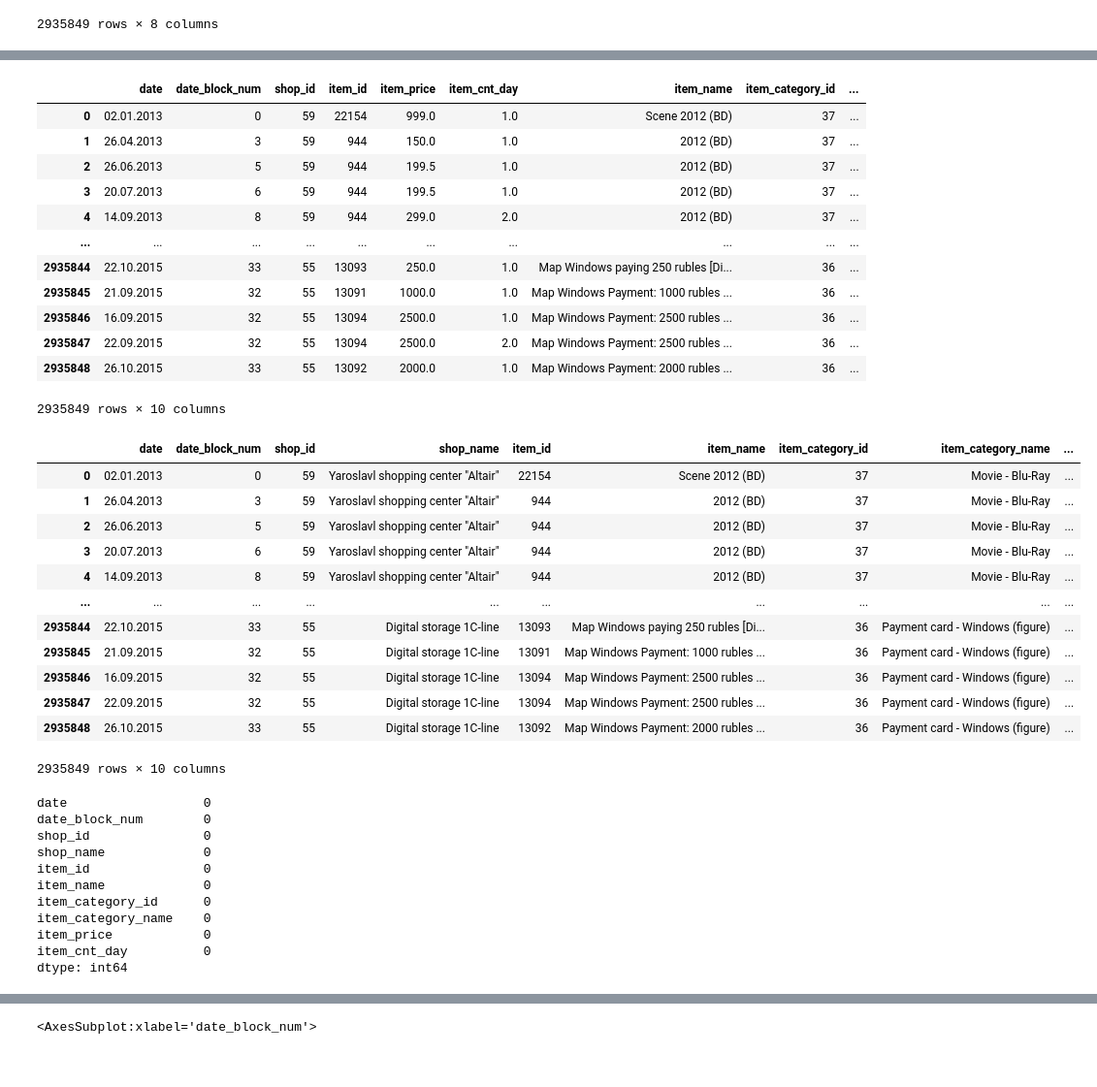
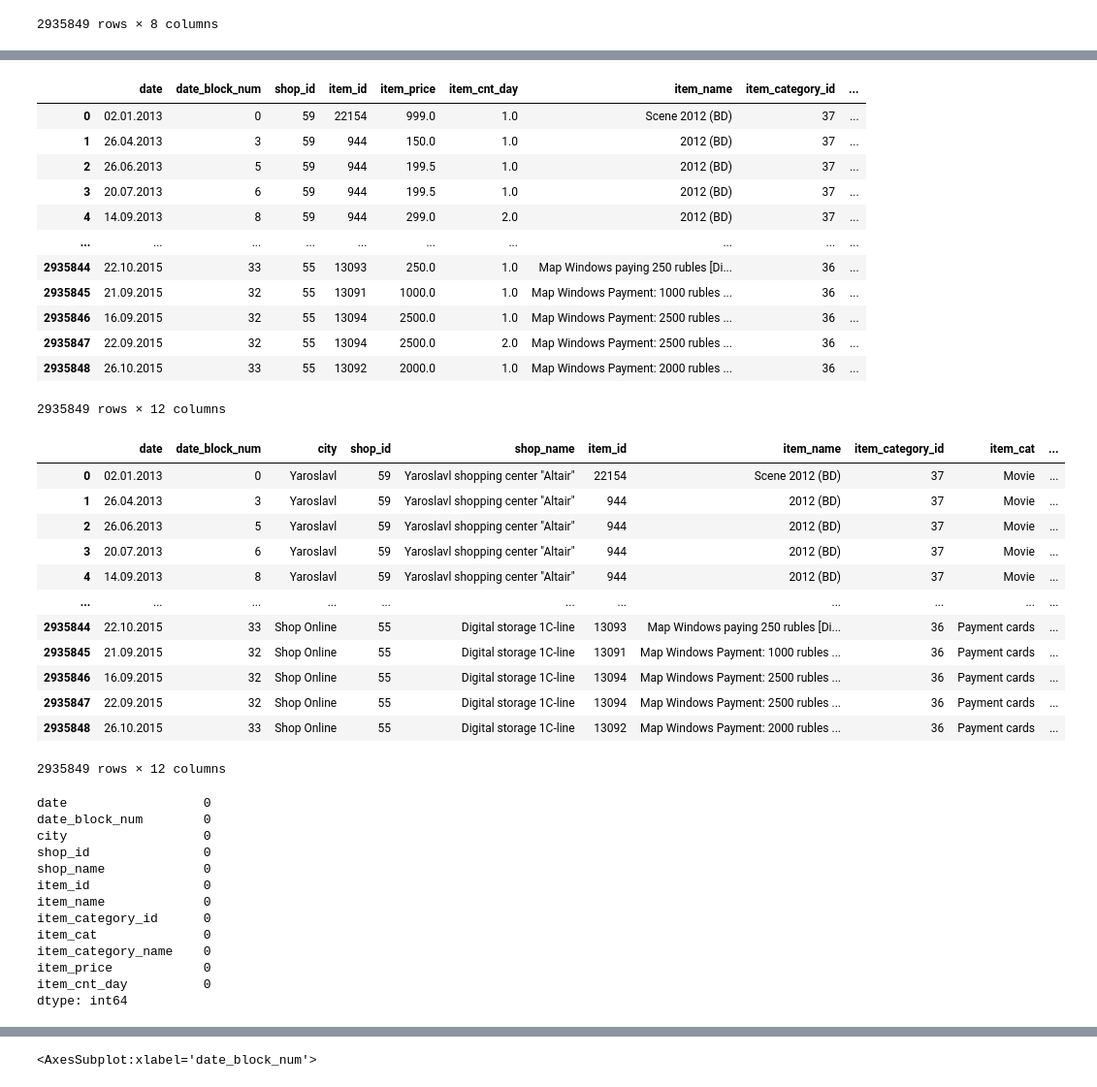
Before and after one commit to SabeehRaza-DS/FutureSales_Project, a Jupyter notebook: sales_prediction.ipynb, the cells around one changed output, grey strips where cells are left out. Shown at 97% size. Saved outputs shown, nothing was run; the diff lists cells and outputs as text; code cells hidden in the pictures.

```diff
--- a/sales_prediction.ipynb
+++ b/sales_prediction.ipynb
@@ -68,0 +68,3 @@ print(df_te.head())
+# %%
+# getting rid of "!" before shop_names
+df_sh['shop_name'] = df_sh['shop_name'].map(lambda x: x.split('!')[1] if x.startswith('!') else x)
@@ -258,25 +280,25 @@ df_tr_data
 | 2935846 | 16.09.2015 | 32 | 55 | 13094 | 2500.0 | 1.0 | Map Windows Payment: 2500 rubles ... | 36 | ... |
 | 2935847 | 22.09.2015 | 32 | 55 | 13094 | 2500.0 | 2.0 | Map Windows Payment: 2500 rubles ... | 36 | ... |
 | 2935848 | 26.10.2015 | 33 | 55 | 13092 | 2000.0 | 1.0 | Map Windows Payment: 2000 rubles ... | 36 | ... |
-2935849 rows × 10 columns
+2935849 rows × 12 columns
 # %%
 # rearranging dataframe columns
-df_tr_data = df_tr_data[['date', 'date_block_num', 'shop_id', 'shop_name', 'item_id', 'item_name', 'item_category_id', 'item_category_name', 'item_price', 'item_cnt_day']]
+df_tr_data = df_tr_data[['date', 'date_block_num', 'city', 'shop_id', 'shop_name', 'item_id', 'item_name', 'item_category_id', 'item_cat', 'item_category_name', 'item_price', 'item_cnt_day']]
 df_tr_data
 # %% [output]
-|  | date | date_block_num | shop_id | shop_name | item_id | item_name | item_category_id | item_category_name | ... |
-| 0 | 02.01.2013 | 0 | 59 | Yaroslavl shopping center "Altair" | 22154 | Scene 2012 (BD) | 37 | Movie - Blu-Ray | ... |
-| 1 | 26.04.2013 | 3 | 59 | Yaroslavl shopping center "Altair" | 944 | 2012 (BD) | 37 | Movie - Blu-Ray | ... |
-| 2 | 26.06.2013 | 5 | 59 | Yaroslavl shopping center "Altair" | 944 | 2012 (BD) | 37 | Movie - Blu-Ray | ... |
-| 3 | 20.07.2013 | 6 | 59 | Yaroslavl shopping center "Altair" | 944 | 2012 (BD) | 37 | Movie - Blu-Ray | ... |
-| 4 | 14.09.2013 | 8 | 59 | Yaroslavl shopping center "Altair" | 944 | 2012 (BD) | 37 | Movie - Blu-Ray | ... |
-| ... | ... | ... | ... | ... | ... | ... | ... | ... | ... |
-| 2935844 | 22.10.2015 | 33 | 55 | Digital storage 1C-line | 13093 | Map Windows paying 250 rubles [Di... | 36 | Payment card - Windows (figure) | ... |
-| 2935845 | 21.09.2015 | 32 | 55 | Digital storage 1C-line | 13091 | Map Windows Payment: 1000 rubles ... | 36 | Payment card - Windows (figure) | ... |
-| 2935846 | 16.09.2015 | 32 | 55 | Digital storage 1C-line | 13094 | Map Windows Payment: 2500 rubles ... | 36 | Payment card - Windows (figure) | ... |
-| 2935847 | 22.09.2015 | 32 | 55 | Digital storage 1C-line | 13094 | Map Windows Payment: 2500 rubles ... | 36 | Payment card - Windows (figure) | ... |
-| 2935848 | 26.10.2015 | 33 | 55 | Digital storage 1C-line | 13092 | Map Windows Payment: 2000 rubles ... | 36 | Payment card - Windows (figure) | ... |
+|  | date | date_block_num | city | shop_id | shop_name | item_id | item_name | item_category_id | item_cat | ... |
+| 0 | 02.01.2013 | 0 | Yaroslavl | 59 | Yaroslavl shopping center "Altair" | 22154 | Scene 2012 (BD) | 37 | Movie | ... |
+| 1 | 26.04.2013 | 3 | Yaroslavl | 59 | Yaroslavl shopping center "Altair" | 944 | 2012 (BD) | 37 | Movie | ... |
+| 2 | 26.06.2013 | 5 | Yaroslavl | 59 | Yaroslavl shopping center "Altair" | 944 | 2012 (BD) | 37 | Movie | ... |
+| 3 | 20.07.2013 | 6 | Yaroslavl | 59 | Yaroslavl shopping center "Altair" | 944 | 2012 (BD) | 37 | Movie | ... |
+| 4 | 14.09.2013 | 8 | Yaroslavl | 59 | Yaroslavl shopping center "Altair" | 944 | 2012 (BD) | 37 | Movie | ... |
+| ... | ... | ... | ... | ... | ... | ... | ... | ... | ... | ... |
+| 2935844 | 22.10.2015 | 33 | Shop Online | 55 | Digital storage 1C-line | 13093 | Map Windows paying 250 rubles [Di... | 36 | Payment cards | ... |
+| 2935845 | 21.09.2015 | 32 | Shop Online | 55 | Digital storage 1C-line | 13091 | Map Windows Payment: 1000 rubles ... | 36 | Payment cards | ... |
+| 2935846 | 16.09.2015 | 32 | Shop Online | 55 | Digital storage 1C-line | 13094 | Map Windows Payment: 2500 rubles ... | 36 | Payment cards | ... |
+| 2935847 | 22.09.2015 | 32 | Shop Online | 55 | Digital storage 1C-line | 13094 | Map Windows Payment: 2500 rubles ... | 36 | Payment cards | ... |
+| 2935848 | 26.10.2015 | 33 | Shop Online | 55 | Digital storage 1C-line | 13092 | Map Windows Payment: 2000 rubles ... | 36 | Payment cards | ... |
-2935849 rows × 10 columns
+2935849 rows × 12 columns
 # %%
 # Checking for empty / null values
 # df_tr_data.isna().sum() OR
@@ -284,11 +306,13 @@ df_tr_data.isnull().sum()
 # %% [output]
 date                  0
 date_block_num        0
+city                  0
 shop_id               0
 shop_name             0
 item_id               0
 item_name             0
 item_category_id      0
+item_cat              0
 item_category_name    0
 item_price            0
 item_cnt_day          0
```
Also changed, not shown: parts of 28 cells of this notebook, 2 other files.
